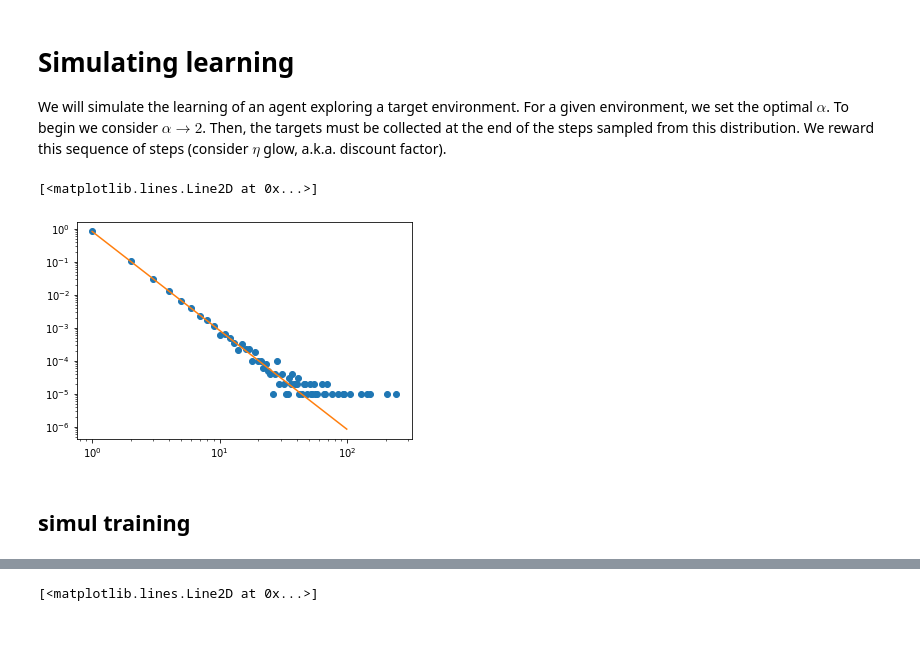
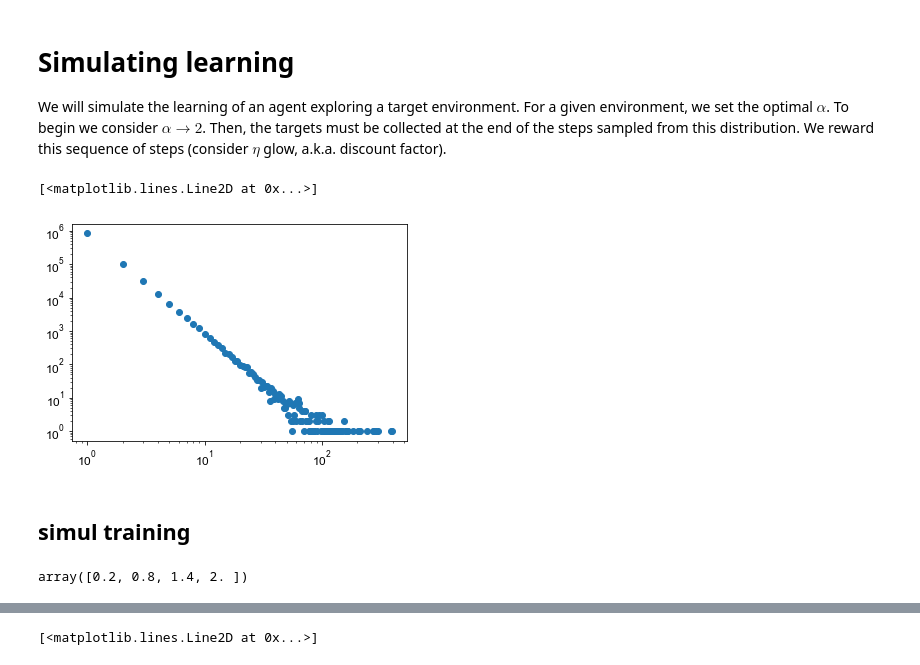
Before and after one commit to gorkamunoz/rl_opts, a Jupyter notebook: nbs/theoretical_policy.ipynb, the cells around one changed output, grey strips where cells are left out. Drawn from its saved outputs; the diff is of its cells as text; code cells hidden in the pictures; blank space fills up the shorter version.

```diff
--- a/nbs/theoretical_policy.ipynb
+++ b/nbs/theoretical_policy.ipynb
@@ -148,0 +311,19 @@ plt.legend(fontsize = 14)
+# %%
+L = 200
+probs = [0.867, 0.099, 0.034]
+probs/= np.sum(probs)
+lambdas = np.array([0.28, 1.5, 14.5])
+
+colors = plt.cm.plasma(np.linspace(0,1,len(betas)+2))
+
+
+
+ps_composite = get_ps_composite(L, lambdas = lambdas, probs = probs)
+
+
+_, ax = plt.subplots()
+ax.loglog(np.arange(2, L+1), ps[idx, 1:], '-o', c = 'k')
+
+plt.setp(ax, xlabel =r'$l$', ylabel = r'$\pi_s(l)$',
+         yticks = np.round(np.arange(0.4, 1.01, 0.2),1),
+         yticklabels = np.round(np.arange(0.4, 1.01, 0.2),1).astype(str)) ;
@@ -157,7 +340,7 @@ $$
     \end{cases}
 $$
 # %%
-def walk_from_policy(T, policy):
+def walk_from_policy(T, policy, return_steps = False):
     '''Inputs:
     :T (int): Number of steps
     :policy (array): probability of staying in same direction at each time. If at some point
@@ -168,17 +351,22 @@ def walk_from_policy(T, policy):
     pos = np.zeros((T, 2))
     direction = np.random.rand()*360
     internal_clock = 0
+    steps = []
     for t in range(1, T):
         pos[t, 0] = pos[t-1, 0] + np.cos(direction)
         pos[t, 1] = pos[t-1, 1] + np.sin(direction)
 
         if np.random.rand() > policy[internal_clock]:
+            steps.append(internal_clock)
             internal_clock = 0
             direction = np.random.rand()*360
         else:
             internal_clock += 1
 
-    return pos
+    if return_steps:
+        return pos, steps
+    else:
+        return pos
 # %%
 T = 1000; N = 100
 alphas = np.linspace(0, 2, 100)
@@ -220,0 +412,5 @@ plt.plot(pos[:,0], pos[:, 1])
+# %%
+fig = plt.figure(figsize = (8,4), constrained_layout = True)
+gs = plt.GridSpec(1, 21, figure=fig)
+ax_p = fig.add_subplot(gs[0, :10])
+ax_m = fig.add_subplot(gs[0, 10:-1])
@@ -244,14 +696,18 @@ def discrete_pw_sample(alpha, L_max=1000, num_samples = 1):
     probs /= np.sum(probs)
     return np.random.choice(np.arange(1, L_max), p = probs, size = num_samples)
 # %%
-samples = discrete_pw_sample(2, num_samples=int(1e5))
+samples = discrete_pw_sample(2, num_samples=int(1e6))
 # %%
 u, c = np.unique(samples, return_counts=True)
-plt.loglog(u, c/np.sum(c), 'o')
-plt.loglog(np.arange(1,L), probs)
+plt.loglog(u, c, 'o')
+# plt.loglog(np.arange(1,L), probs)
 # %% [output]
 [<matplotlib.lines.Line2D at 0x...>]
-[figure, old version]
+[figure, new version]
 # %% [markdown]
 ## simul training
+# %%
+np.linspace(0.2, 2, 4)
+# %% [output]
+array([0.2, 0.8, 1.4, 2. ])
 # %%
```
Also changed, not shown: parts of 69 cells of this notebook, 3 other files.
